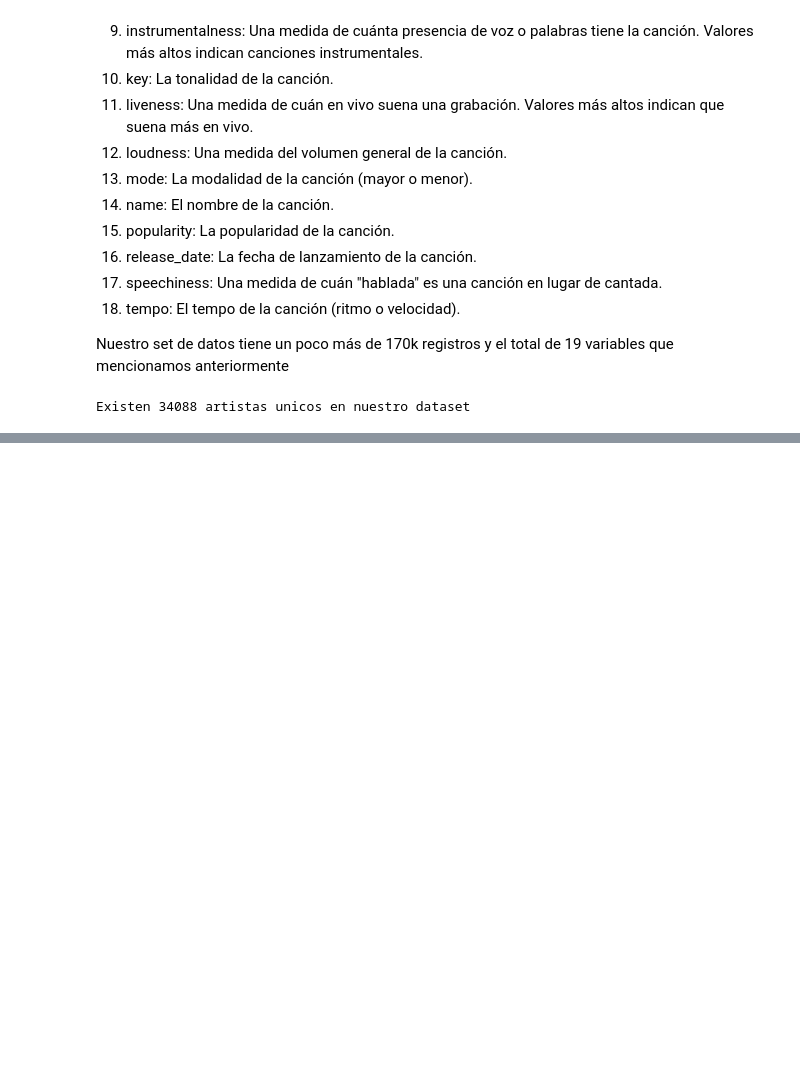
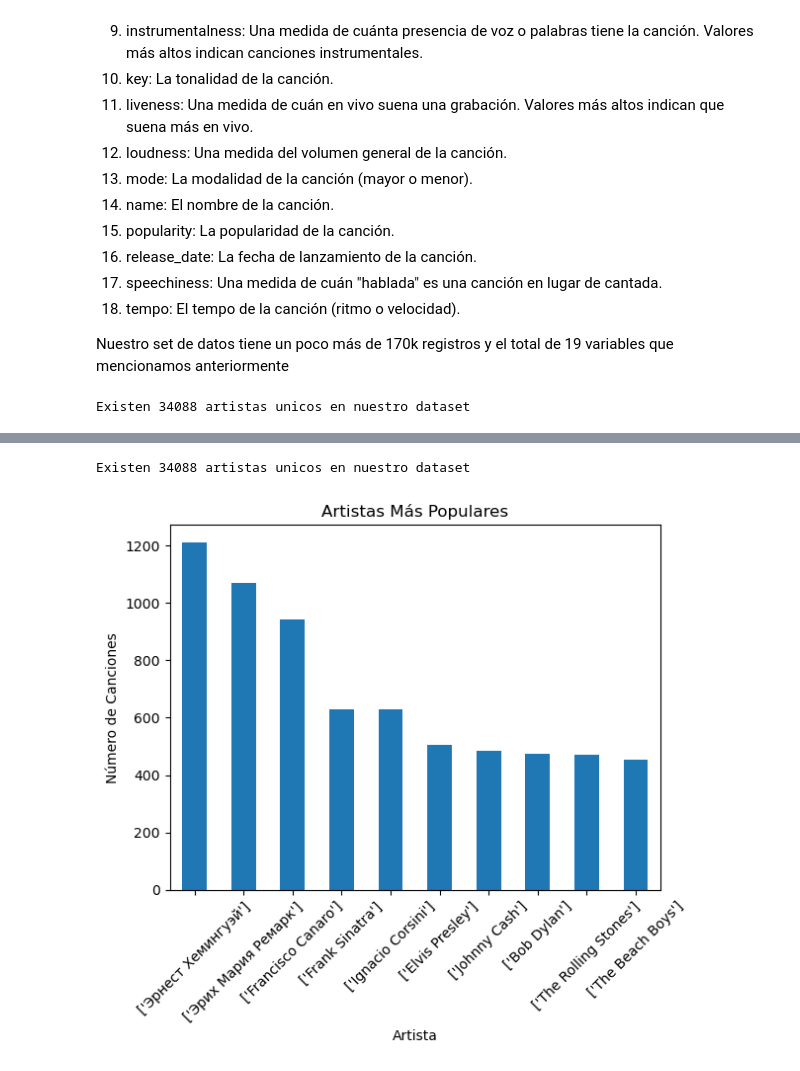
Before and after one commit to kellyninor/musica-a-la-carta, a Jupyter notebook: Musica_a_la_carta.ipynb, the cells around one changed output, grey strips where cells are left out. Saved outputs shown, nothing was run; the diff lists cells and outputs as text; code cells hidden in the pictures; blank space fills up the shorter version.

```diff
--- a/Musica_a_la_carta.ipynb
+++ b/Musica_a_la_carta.ipynb
@@ -72,0 +111,20 @@ Existen 34088 artistas unicos en nuestro dataset
+# %%
+def porc_valores_faltantes(df):
+    total = df.isnull().sum().sort_values(ascending=False)
+    porcentaje = (total / len(df)) * 100
+    return pd.concat([total, porcentaje], axis=1, keys=['Total', 'Porcentaje'])
+
+def imputar_numericas_knn(df, n_neighbors=5):
+    columnas_numericas = df.select_dtypes(include=['float64', 'int64']).columns
+    df_imputado = df.copy()
+    imputador_knn = KNNImputer(n_neighbors=n_neighbors)
+    df_imputado[columnas_numericas] = imputador_knn.fit_transform(df[columnas_numericas])
+    return df_imputado
+
+def imputar_categorico_por_moda(df):
+    columnas_categoricas = df.select_dtypes(include=['object']).columns
+    df_imputado = df.copy()
+    for columna in columnas_categoricas:
+        moda = df[columna].mode().iloc[0]  # primer valor de la moda
+        df_imputado[columna].fillna(moda, inplace=True)
+    return df_imputado
@@ -72,0 +133,3 @@ Existen 34088 artistas unicos en nuestro dataset
+# %%
+df.replace(0, np.nan, inplace=True)
+porc_valores_faltantes(df)
@@ -72,0 +154,3 @@ Existen 34088 artistas unicos en nuestro dataset
+# %%
+df = imputar_numericas_knn(df, n_neighbors=5)
+df = imputar_categorico_por_moda(df)
@@ -72,0 +177,15 @@ Existen 34088 artistas unicos en nuestro dataset
+# %%
+print("Existen {} artistas unicos en nuestro dataset".format(len(df['artists'].unique())))
+# %% [output]
+Existen 34088 artistas unicos en nuestro dataset
+# %%
+# Gráfico de Barras de Artistas Populares
+top_artists = df['artists'].value_counts().head(10)
+top_artists.plot(kind='bar')
+plt.xlabel('Artista')
+plt.ylabel('Número de Canciones')
+plt.title('Artistas Más Populares')
+plt.xticks(rotation=45)
+plt.show()
+# %% [output]
+[figure, added]
```
Also changed, not shown: parts of 23 cells of this notebook.
